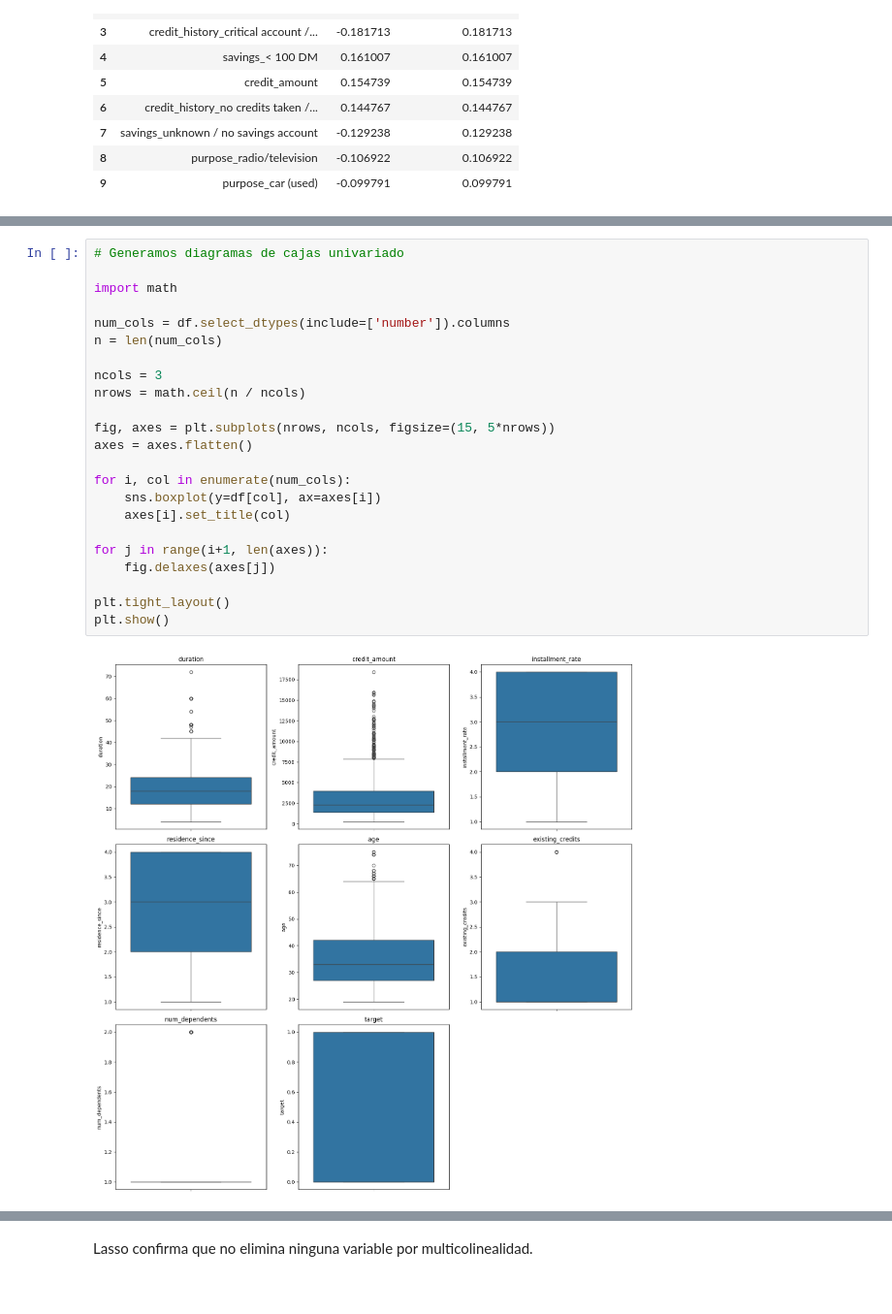
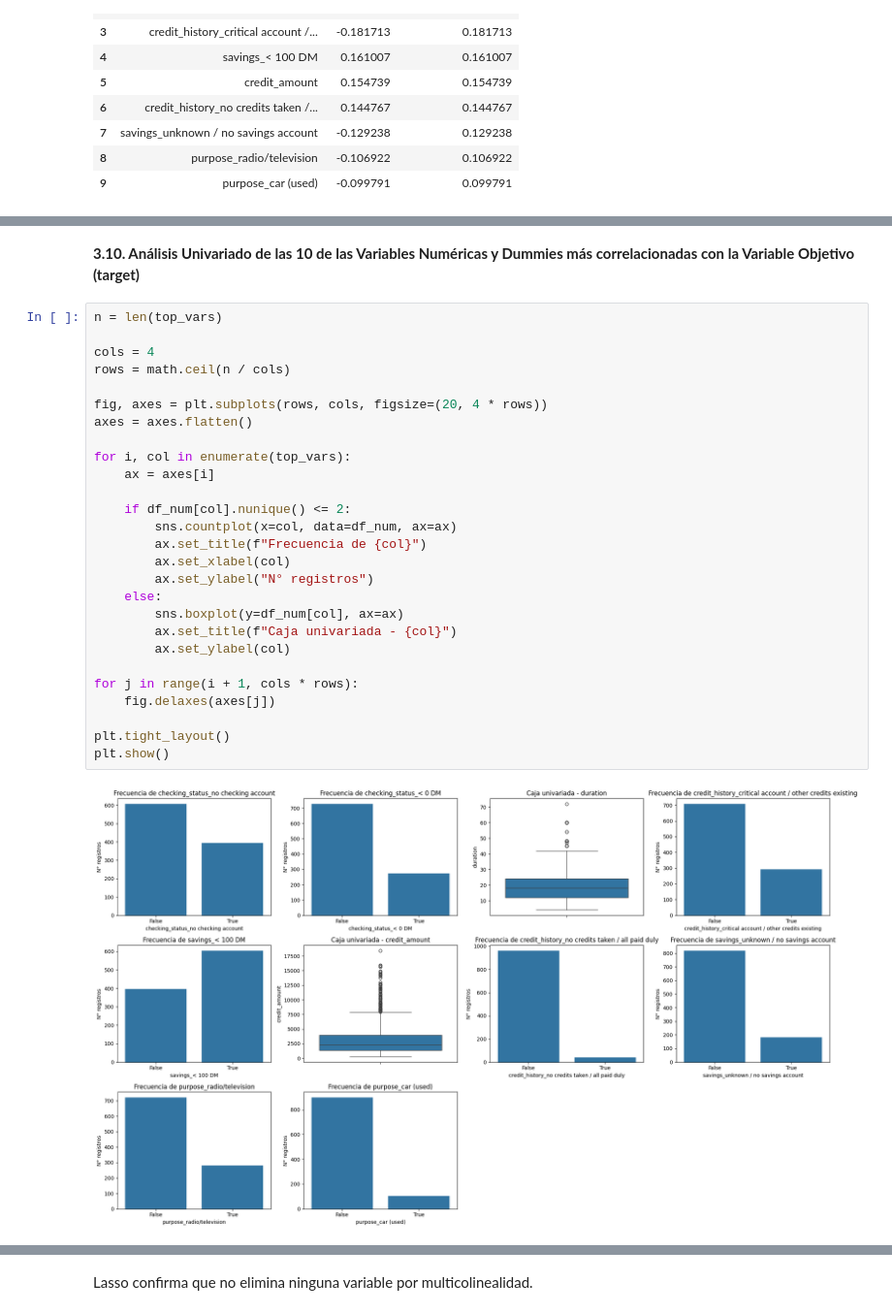
Before and after one commit to DavidCrespo72/AnalisisDatos, a Jupyter notebook: Taller_inova_pre1.ipynb, the cells around one changed output, grey strips where cells are left out. Shown at 97% size. Cells and saved outputs as stored; diff of their text form.

```diff
--- a/Taller_inova_pre1.ipynb
+++ b/Taller_inova_pre1.ipynb
@@ -366,25 +298,31 @@ for col in top_vars:
+# %% [markdown]
+**3.10. Análisis Univariado de las 10 de las Variables Numéricas y Dummies más correlacionadas con la Variable Objetivo (target)**
 # %%
-# Generamos diagramas de cajas univariado
+n = len(top_vars)
 
-import math
+cols = 4
+rows = math.ceil(n / cols)
 
-num_cols = df.select_dtypes(include=['number']).columns
-n = len(num_cols)
-
-ncols = 3
-nrows = math.ceil(n / ncols)
-
-fig, axes = plt.subplots(nrows, ncols, figsize=(15, 5*nrows))
+fig, axes = plt.subplots(rows, cols, figsize=(20, 4 * rows))
 axes = axes.flatten()
 
-for i, col in enumerate(num_cols):
-    sns.boxplot(y=df[col], ax=axes[i])
-    axes[i].set_title(col)
+for i, col in enumerate(top_vars):
+    ax = axes[i]
 
-for j in range(i+1, len(axes)):
+    if df_num[col].nunique() <= 2:
+        sns.countplot(x=col, data=df_num, ax=ax)
+        ax.set_title(f"Frecuencia de {col}")
+        ax.set_xlabel(col)
+        ax.set_ylabel("N° registros")
+    else:
+        sns.boxplot(y=df_num[col], ax=ax)
+        ax.set_title(f"Caja univariada - {col}")
+        ax.set_ylabel(col)
+
+for j in range(i + 1, cols * rows):
     fig.delaxes(axes[j])
 
 plt.tight_layout()
 plt.show()
 # %% [output]
-[figure, old version]
+[figure, new version]
```
Also changed, not shown: parts of 24 cells of this notebook.
